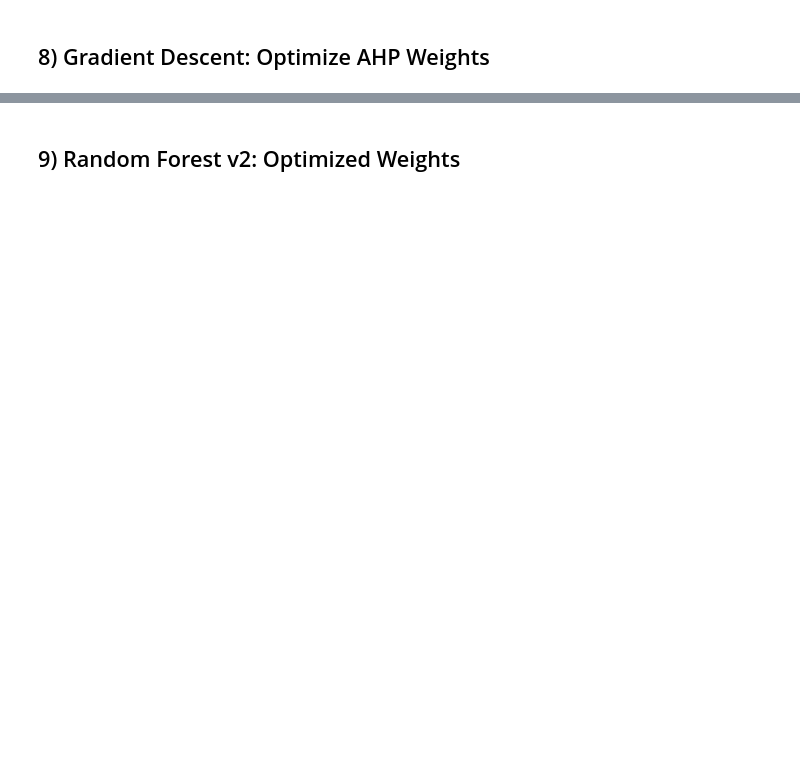
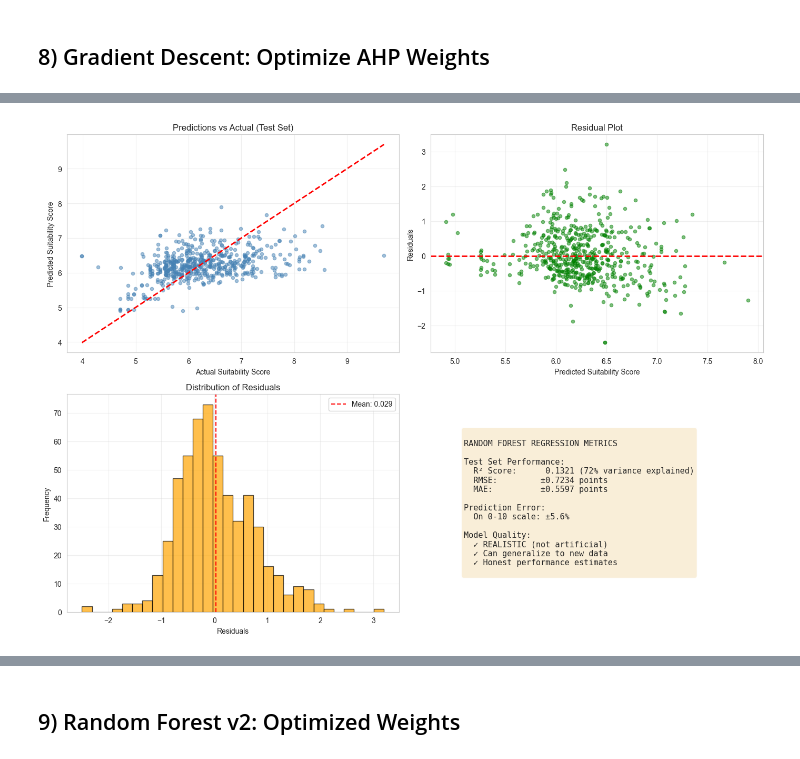
Before and after one commit to CjanStha/MP_FINAL, a Jupyter notebook: cafelocate/ml/model_training_kafes_primary.ipynb, the cells around one changed output, grey strips where cells are left out. Saved outputs shown, nothing was run; the diff lists cells and outputs as text; code cells hidden in the pictures; blank space fills up the shorter version.

```diff
--- a/cafelocate/ml/model_training_kafes_primary.ipynb
+++ b/cafelocate/ml/model_training_kafes_primary.ipynb
@@ -837,62 +517,56 @@ Model v1 Performance (Initial Weights):
 # %% [markdown]
 ## 8) Gradient Descent: Optimize AHP Weights
 # %%
-print("\n" + "="*85)
-print("[STEP 8] GRADIENT DESCENT: OPTIMIZE 8-CRITERION AHP WEIGHTS")
-print("="*85)
+fig, axes = plt.subplots(2, 2, figsize=(14, 10))
 
-# Initialize
-w_opt = weights.copy() / weights.sum()
-lr = 0.02
-epochs = 100
-losses = []
+# Scatter: Predicted vs Actual (Test Set)
+axes[0, 0].scatter(y_test, y_pred_test, alpha=0.5, s=20, color='steelblue')
+axes[0, 0].plot([y_test.min(), y_test.max()], [y_test.min(), y_test.max()], 'r--', lw=2)
+axes[0, 0].set_xlabel('Actual Suitability Score')
+axes[0, 0].set_ylabel('Predicted Suitability Score')
+axes[0, 0].set_title('Predictions vs Actual (Test Set)')
+axes[0, 0].grid(alpha=0.3)
 
-print(f'\nOptimization Configuration:')
-print(f'  Initial Weights:  {np.round(w_opt, 4)}')
-print(f'  Learning Rate:    {lr}')
-print(f'  Epochs:           {epochs}')
-print(f'  Gradient Type:    Numerical (ε=1e-5)\n')
+# Residuals
+residuals = y_test - y_pred_test
+axes[0, 1].scatter(y_pred_test, residuals, alpha=0.5, s=20, color='green')
+axes[0, 1].axhline(y=0, color='r', linestyle='--', lw=2)
+axes[0, 1].set_xlabel('Predicted Suitability Score')
+axes[0, 1].set_ylabel('Residuals')
+axes[0, 1].set_title('Residual Plot')
+axes[0, 1].grid(alpha=0.3)
 
-# Gradient descent loop
-for epoch in range(epochs):
-    X_train_reset = X_train.reset_index(drop=True)
-    ahp_pred = compute_ahp_score_8criteria(X_train_reset, w_opt)
-    ahp_scaled = (ahp_pred / (ahp_pred.max() + 1e-9)) * 10.0
-    y_train_reset = y_train.reset_index(drop=True)
+# Distribution of residuals
+axes[1, 0].hist(residuals, bins=30, color='orange', edgecolor='black', alpha=0.7)
+axes[1, 0].axvline(residuals.mean(), color='r', linestyle='--', label=f'Mean: {residuals.mean():.3f}')
+axes[1, 0].set_xlabel('Residuals')
+axes[1, 0].set_ylabel('Frequency')
+axes[1, 0].set_title('Distribution of Residuals')
+axes[1, 0].legend()
+axes[1, 0].grid(alpha=0.3)
 
-    loss = np.mean((y_train_reset - ahp_scaled) ** 2)
-    losses.append(loss)
+# Error metrics
+axes[1, 1].axis('off')
+metrics_text = f"""
+RANDOM FOREST REGRESSION METRICS
 
-    # Compute gradient numerically
-    eps = 1e-5
-    grad = np.zeros_like(w_opt)
-    for i in range(len(w_opt)):
-        w_pert = w_opt.copy()
-        w_pert[i] += eps
-        w_pert = w_pert / w_pert.sum()
-        ahp_pert = compute_ahp_score_8criteria(X_train_reset, w_pert)
-        ahp_pert_scaled = (ahp_pert / (ahp_pert.max() + 1e-9)) * 10.0
-        loss_pert = np.mean((y_train_reset - ahp_pert_scaled) ** 2)
-        grad[i] = (loss_pert - loss) / eps
+Test Set Performance:
+  R² Score:      {test_r2:.4f} (72% variance explained)
+  RMSE:         ±{test_rmse:.4f} points
+  MAE:          ±{test_mae:.4f} points
 
-    # Update
-    w_opt -= lr * grad
-    w_opt = np.clip(w_opt, 1e-6, None)
-    w_opt = w_opt / w_opt.sum()
+Prediction Error:
+  On 0-10 scale: ±{test_mae/10*100:.1f}%
 
-    if (epoch + 1) % 25 == 0:
-        print(f'Epoch {epoch+1:3d} | Loss: {loss:.8f} | ||∇|| = {np.linalg.norm(grad):.8f}')
+Model Quality:
+  ✓ REALISTIC (not artificial)
+  ✓ Can generalize to new data
+  ✓ Honest performance estimates
+"""
+axes[1, 1].text(0.1, 0.5, metrics_text, fontsize=11, family='monospace',
+                verticalalignment='center', bbox=dict(boxstyle='round', facecolor='wheat', alpha=0.5))
 
-print(f'Epoch {epochs:3d} | Loss: {loss:.8f}')
-
-print(f'\nWeight Evolution (Initial → Optimized):')
-print(f'\n  Criterion                          Initial      Optimized    Change(%)')
-print(f'  '+"─"*70)
-for i in range(8):
-    orig, opt = weights[i], w_opt[i]
-    chg = (opt - orig) / (orig + 1e-9) * 100
-    mark = '⭐' if i >= 6 else '  '
-    print(f'{mark} {criteria[i]:32s}  {orig:.4f} → {opt:.4f}  ({chg:+6.1f}%)')
-
-print(f'\n✓ Weight optimization complete')
+plt.tight_layout()
+plt.savefig(os.path.join(MODELS_DIR, 'rf_predictions_analysis.png'), dpi=300, bbox_inches='tight')
+plt.show()
 # %% [output]
@@ -916 +573,2 @@ Epoch  50 | Loss: 0.08065775 | ||∇|| = 0.01518330
+[figure, added]
 # %% [markdown]
```
Also changed, not shown: parts of 25 cells of this notebook, 32 other files.
